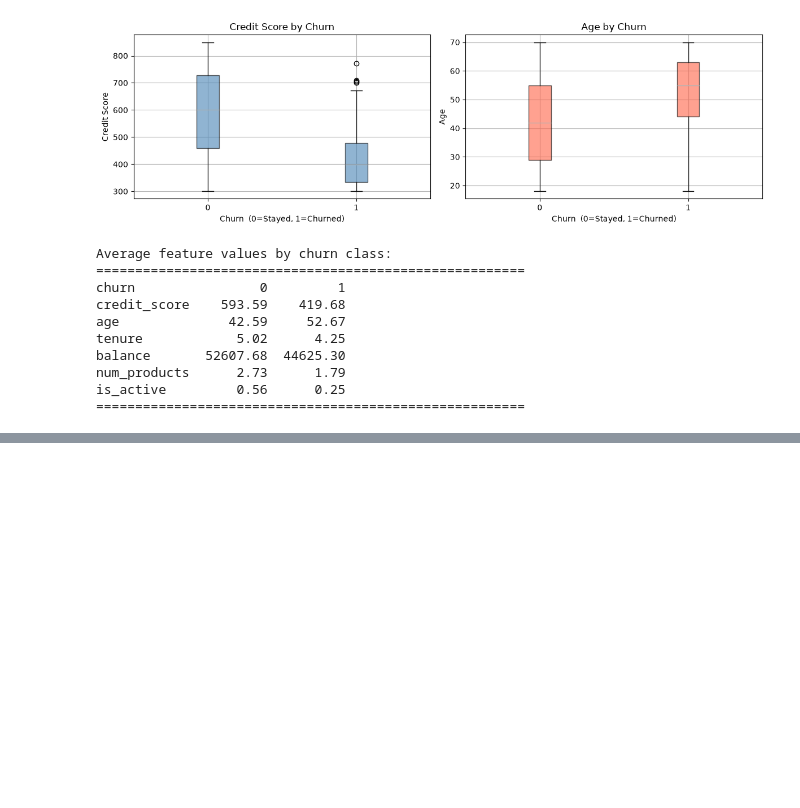
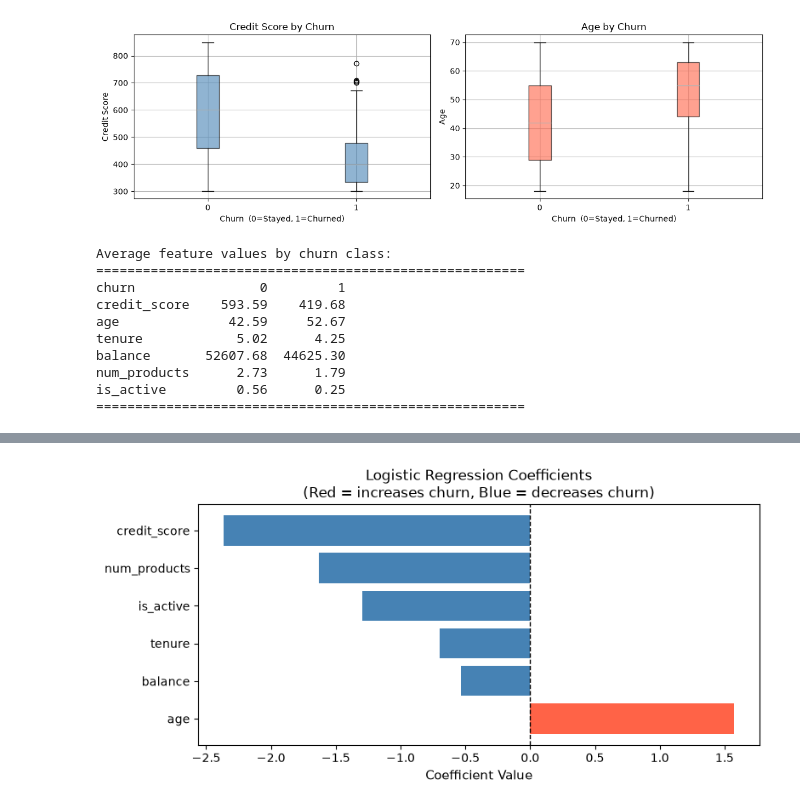
Before and after one commit to pa1nagar/supervise_ml, a Jupyter notebook: project_classification.ipynb, the cells around one changed output, grey strips where cells are left out. Drawn from its saved outputs; the diff is of its cells as text; code cells hidden in the pictures; blank space fills up the shorter version.

```diff
--- a/project_classification.ipynb
+++ b/project_classification.ipynb
@@ -249,0 +374,8 @@ is_active         0.56      0.25
+# %%
+
+log_reg = LogisticRegression(random_state=42, max_iter=1000)
+log_reg.fit(X_train_scaled, y_train)
+
+print(" Logistic Regression trained!")
+print()
+print("Intercept (b):", round(log_reg.intercept_[0], 4))
@@ -249,0 +386,15 @@ is_active         0.56      0.25
+# %%
+
+coef_df = pd.DataFrame({
+    'Feature'    : X.columns,
+    'Coefficient': log_reg.coef_[0]
+}).sort_values('Coefficient', ascending=False)
+
+print("What Logistic Regression learned:")
+print("=" * 40)
+print(coef_df.to_string(index=False))
+print("=" * 40)
+print()
+print("Interpretation:")
+print("  Positive coef → feature INCREASES churn probability")
+print("  Negative coef → feature DECREASES churn probability")
@@ -249,0 +416,14 @@ is_active         0.56      0.25
+# %%
+
+colors = ['tomato' if c > 0 else 'steelblue' for c in coef_df['Coefficient']]
+
+plt.figure(figsize=(8, 4))
+plt.barh(coef_df['Feature'], coef_df['Coefficient'], color=colors)
+plt.axvline(x=0, color='black', linestyle='--', linewidth=1)
+plt.xlabel("Coefficient Value", fontsize=11)
+plt.title("Logistic Regression Coefficients\n(Red = increases churn, Blue = decreases churn)",
+          fontsize=12)
+plt.tight_layout()
+plt.show()
+# %% [output]
+[figure, added]
```
Also changed, not shown: parts of 14 cells of this notebook.
